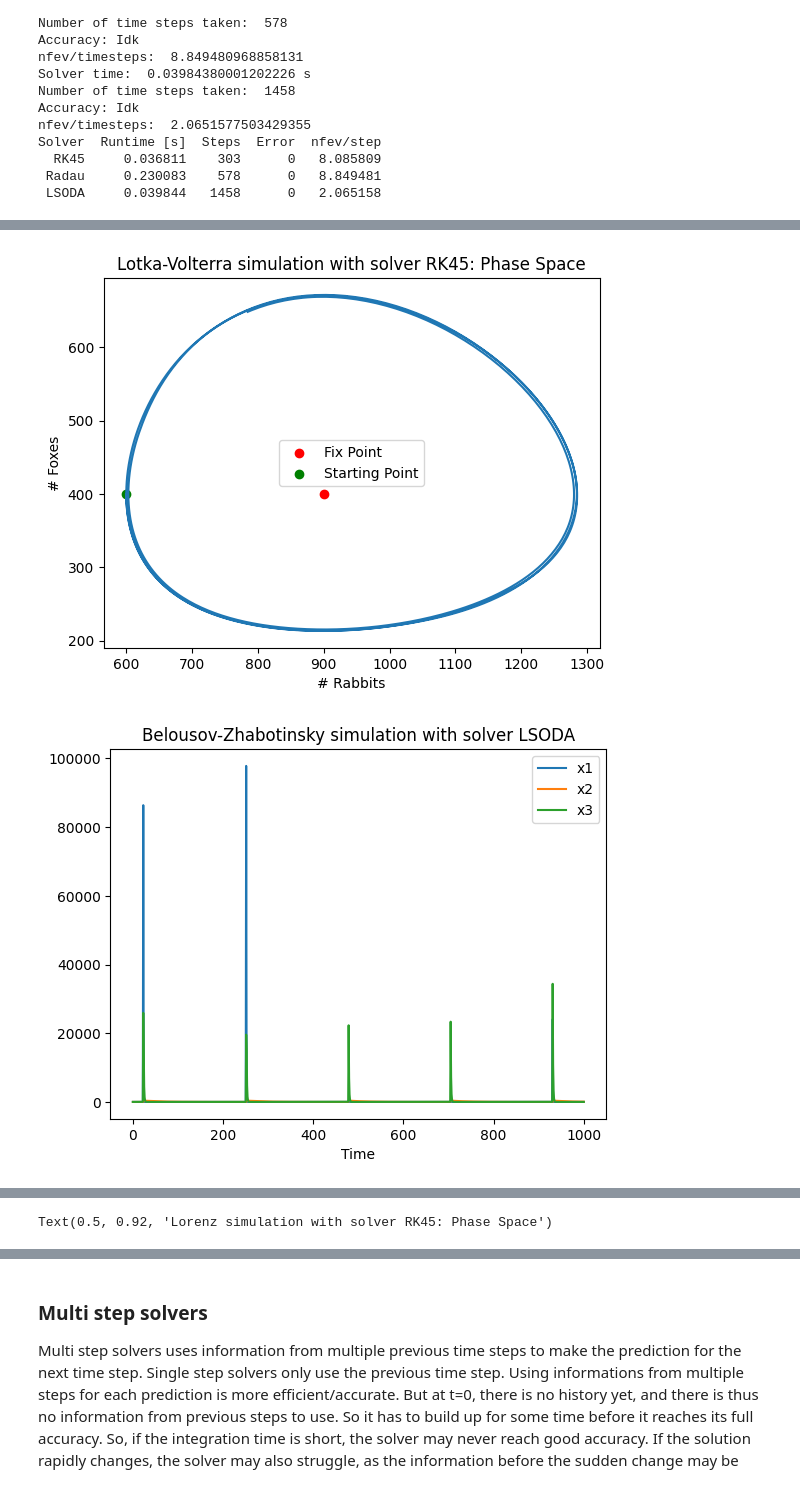
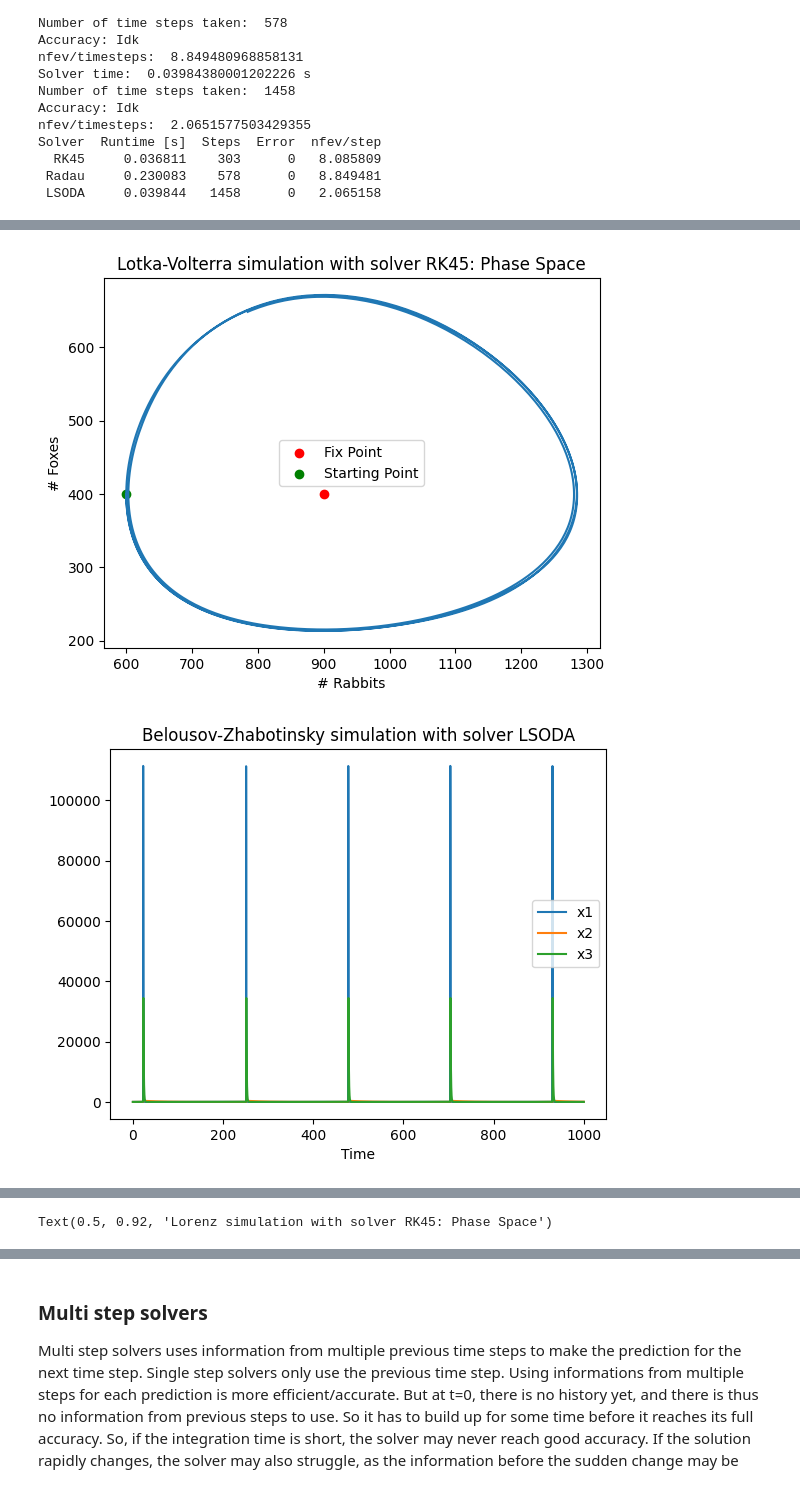
Before and after one commit to Emilwikk/Modsim-Labs, a Jupyter notebook: Simulate-and-plot.ipynb, the cells around one changed output, grey strips where cells are left out. Cells and saved outputs as stored; diff of their text form; code cells hidden in the pictures.

Commit message:
Higher BZ plot res. & fixed axis labels

```diff
--- a/Simulate-and-plot.ipynb
+++ b/Simulate-and-plot.ipynb
@@ -418,7 +418,7 @@ plt.show()
 # Belousov-Zhabotinsky Plots
 
 # Time Series
-t_plot_BZ = np.linspace(t_BZ[0], t_BZ[1], 1000)
+t_plot_BZ = np.linspace(t_BZ[0], t_BZ[1], 100000)
 y_plot_BZ = y_BZ_LSODA(t_plot_BZ)
 
 plt.figure()
@@ -445,9 +445,9 @@ fixPtsLogged = np.log([[0,0,0], [488.88, 0.99796, 488.18], [-489.18, 1.0020, -48
 startPtLogged = np.log([y_plot_BZ[0,0], y_plot_BZ[1,0], y_plot_BZ[2,0]])
 ax.scatter(*fixPtsLogged.T, label="Fix Points", color="r")
 ax.scatter(*startPtLogged, label="Starting Point", color="g")
-ax.set_xlabel('x1')
-ax.set_ylabel('x2')
-ax.set_zlabel('x3')
+ax.set_xlabel('log(x1)')
+ax.set_ylabel('log(x2)')
+ax.set_zlabel('log(x3)')
 ax.legend()
 ax.set_title("Belousov-Zhabotinsky simulation with solver RK45: Phase Space")
 
@@ -463,31 +463,31 @@ plt.title('Lorenz simulation with solver RK45')
 plt.plot(t_plot_Lorenz, y_plot_Lorenz[0,:],label='x1')
 plt.plot(t_plot_Lorenz, y_plot_Lorenz[1,:],label='x2')
 plt.plot(t_plot_Lorenz, y_plot_Lorenz[2,:],label='x3')
 plt.xlabel('Time')
 plt.legend()
 plt.show()
 
 # Phase Diagram
 fig = plt.figure()
 ax = fig.add_subplot(111, projection="3d")
 
 ax.plot(
     y_plot_Lorenz[0,:],
     y_plot_Lorenz[1,:],
     y_plot_Lorenz[2,:]
 )
 
 # Fix Points
 fixPts = np.array([[0,0,0], [7*np.sqrt(8/3), 7*np.sqrt(8/3), 49], [-7*np.sqrt(8/3), -7*np.sqrt(8/3), 49]])
 ax.scatter(*fixPts.T, label= "Fix Points", color="r")
 
 ax.scatter(y_plot_Lorenz[0,0],y_plot_Lorenz[1,0],y_plot_Lorenz[2,0], label="Starting Point", color="g")
 ax.set_xlabel('x1')
 ax.set_ylabel('x2')
 ax.set_zlabel('x3')
 ax.legend()
 ax.set_title("Lorenz simulation with solver RK45: Phase Space")
 # %% [output]
 [figure]
 [figure]
-[figure, old version]
+[figure, new version]
```
Also changed, not shown: parts of 1 cell of this notebook, 1 other file.
